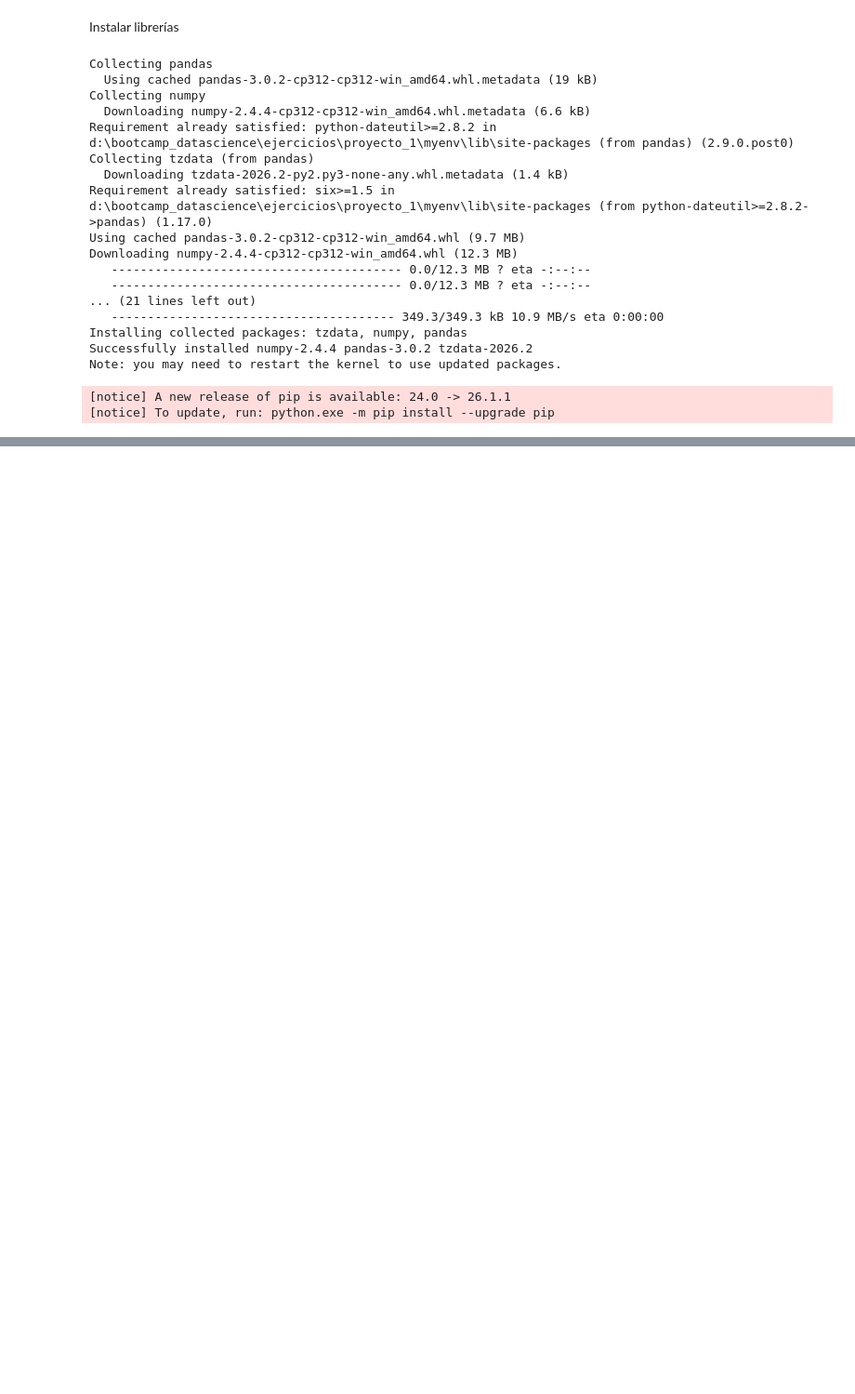
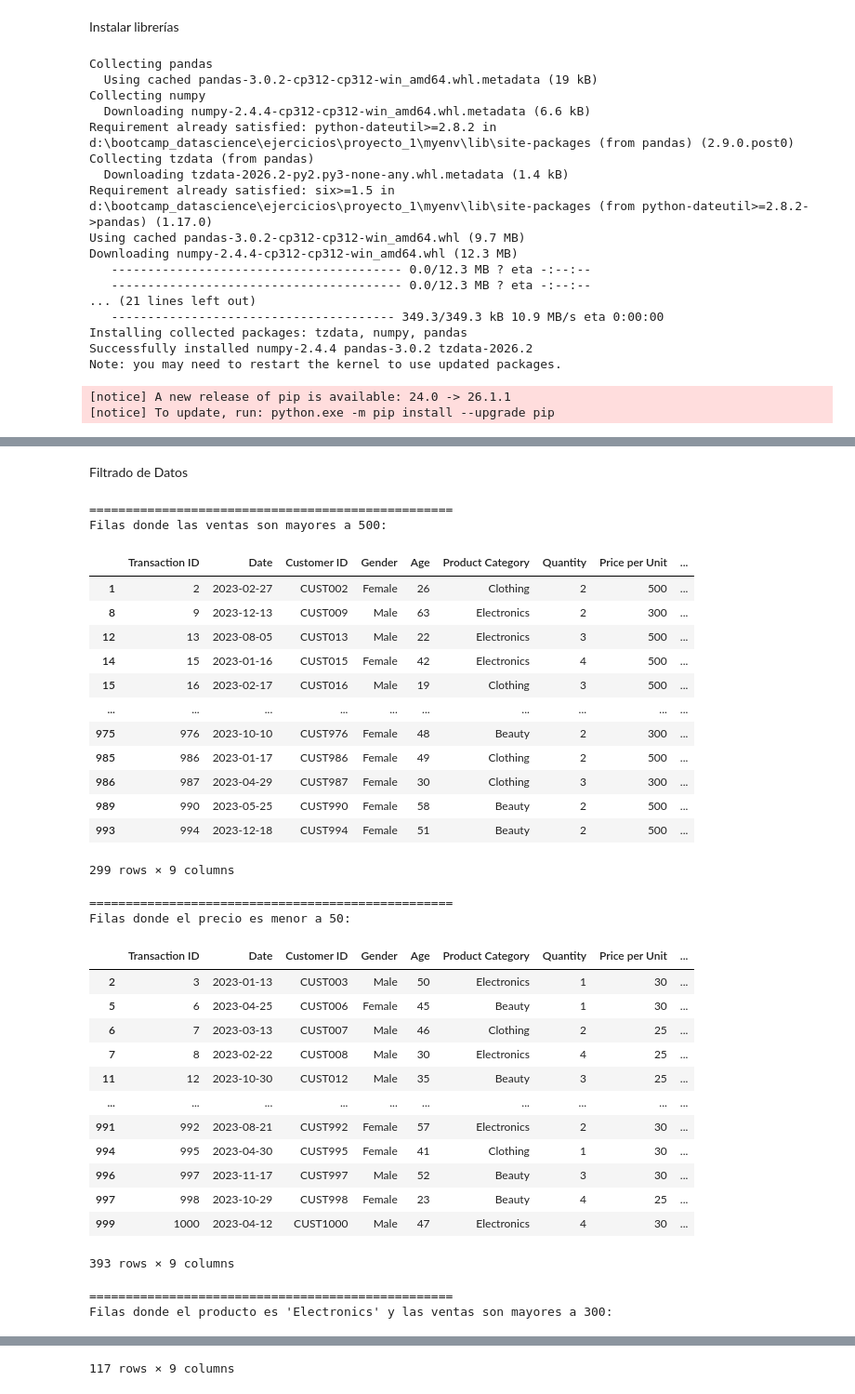
Before and after one commit to OrtegaHamel/retail-sales-analisys, a Jupyter notebook: notebooks/parte2.ipynb, the cells around one changed output, grey strips where cells are left out. Shown at 93% size. Cells and saved outputs as stored; diff of their text form; code cells hidden in the pictures; blank space fills up the shorter version.

```diff
--- a/notebooks/parte2.ipynb
+++ b/notebooks/parte2.ipynb
@@ -24,0 +27,9 @@ Note: you may need to restart the kernel to use updated packages.
+# %%
+import pandas as pd
+import numpy as np
+
+#Cargar el archivo en un Data Frame de Pandas
+df = pd.read_csv('../data/retail_sales_dataset.csv')
+
+#Mostrar las primeras 10 filas del Data Frame
+df.head(10)
@@ -24,0 +157,50 @@ Note: you may need to restart the kernel to use updated packages.
+# %% [markdown]
+Filtrado de Datos
+# %%
+# Filas donde las ventas sean mayores a 500
+print("=" * 50)
+print("Filas donde las ventas son mayores a 500: ")
+display(df[df['Total Amount'] > 500])
+
+# Filas donde el precio sea menor a 50
+print("=" * 50)
+print("Filas donde el precio es menor a 50:")
+display(df[df['Price per Unit'] < 50])
+
+# Filas donde el producto sea 'Electronics' y las ventas sean mayores a 300
+print("=" * 50)
+print("Filas donde el producto es 'Electronics' y las ventas son mayores a 300: ")
+display(df.query("`Product Category` == 'Electronics' and `Total Amount` > 300"))
+# %% [output]
+==================================================
+Filas donde las ventas son mayores a 500:
+|  | Transaction ID | Date | Customer ID | Gender | Age | Product Category | Quantity | Price per Unit | ... |
+| 1 | 2 | 2023-02-27 | CUST002 | Female | 26 | Clothing | 2 | 500 | ... |
+| 8 | 9 | 2023-12-13 | CUST009 | Male | 63 | Electronics | 2 | 300 | ... |
+| 12 | 13 | 2023-08-05 | CUST013 | Male | 22 | Electronics | 3 | 500 | ... |
+| 14 | 15 | 2023-01-16 | CUST015 | Female | 42 | Electronics | 4 | 500 | ... |
+| 15 | 16 | 2023-02-17 | CUST016 | Male | 19 | Clothing | 3 | 500 | ... |
+| ... | ... | ... | ... | ... | ... | ... | ... | ... | ... |
+| 975 | 976 | 2023-10-10 | CUST976 | Female | 48 | Beauty | 2 | 300 | ... |
+| 985 | 986 | 2023-01-17 | CUST986 | Female | 49 | Clothing | 2 | 500 | ... |
+| 986 | 987 | 2023-04-29 | CUST987 | Female | 30 | Clothing | 3 | 300 | ... |
+| 989 | 990 | 2023-05-25 | CUST990 | Female | 58 | Beauty | 2 | 500 | ... |
+| 993 | 994 | 2023-12-18 | CUST994 | Female | 51 | Beauty | 2 | 500 | ... |
+299 rows × 9 columns
+==================================================
+Filas donde el precio es menor a 50:
+|  | Transaction ID | Date | Customer ID | Gender | Age | Product Category | Quantity | Price per Unit | ... |
+| 2 | 3 | 2023-01-13 | CUST003 | Male | 50 | Electronics | 1 | 30 | ... |
+| 5 | 6 | 2023-04-25 | CUST006 | Female | 45 | Beauty | 1 | 30 | ... |
+| 6 | 7 | 2023-03-13 | CUST007 | Male | 46 | Clothing | 2 | 25 | ... |
+| 7 | 8 | 2023-02-22 | CUST008 | Male | 30 | Electronics | 4 | 25 | ... |
+| 11 | 12 | 2023-10-30 | CUST012 | Male | 35 | Beauty | 3 | 25 | ... |
+| ... | ... | ... | ... | ... | ... | ... | ... | ... | ... |
+| 991 | 992 | 2023-08-21 | CUST992 | Female | 57 | Electronics | 2 | 30 | ... |
+| 994 | 995 | 2023-04-30 | CUST995 | Female | 41 | Clothing | 1 | 30 | ... |
+| 996 | 997 | 2023-11-17 | CUST997 | Male | 52 | Beauty | 3 | 30 | ... |
+| 997 | 998 | 2023-10-29 | CUST998 | Female | 23 | Beauty | 4 | 25 | ... |
+| 999 | 1000 | 2023-04-12 | CUST1000 | Male | 47 | Electronics | 4 | 30 | ... |
+393 rows × 9 columns
+==================================================
+Filas donde el producto es 'Electronics' y las ventas son mayores a 300:
@@ -24,0 +219 @@ Note: you may need to restart the kernel to use updated packages.
+117 rows × 9 columns
```
Also changed, not shown: parts of 9 cells of this notebook.
